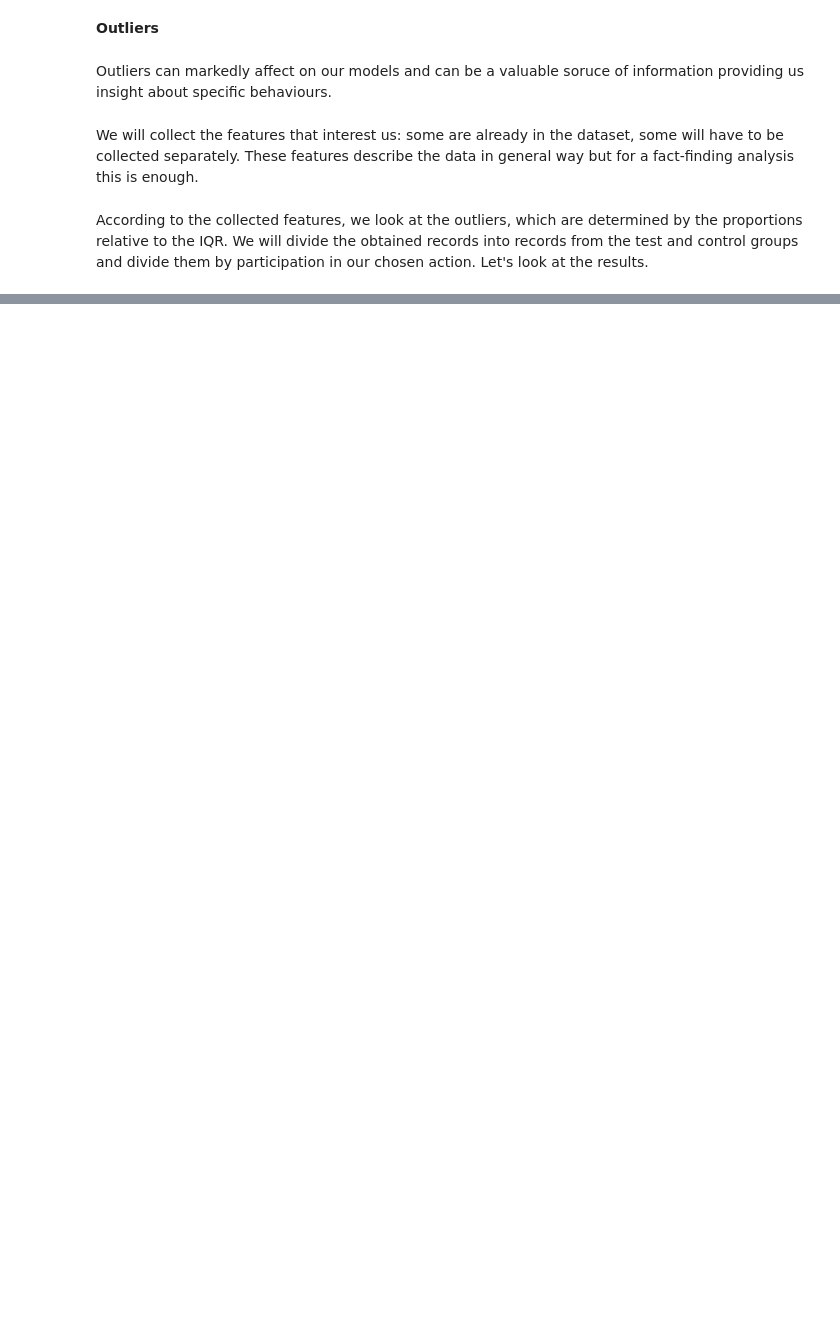
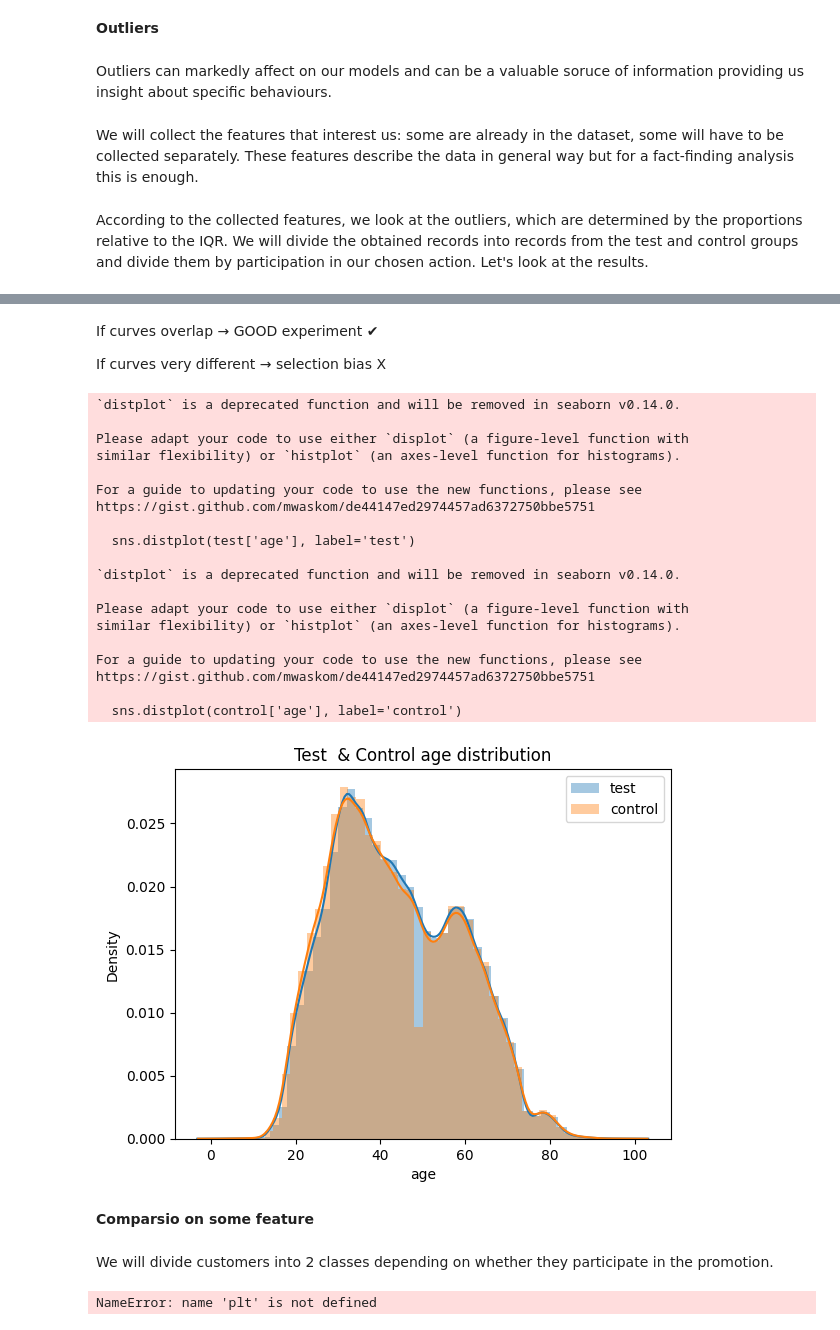
Before and after one commit to Bhupendra-glitch/Experimentation-Uplift-Modeling, a Jupyter notebook: Experimentation_Uplift_Modeling.ipynb, the cells around one changed output, grey strips where cells are left out. Drawn from its saved outputs; the diff is of its cells as text; code cells hidden in the pictures; blank space fills up the shorter version.

```diff
--- a/Experimentation_Uplift_Modeling.ipynb
+++ b/Experimentation_Uplift_Modeling.ipynb
@@ -217,0 +313,39 @@ sns.heatmap(pdf_outliers[[key for key in collect_features.keys()]].corr(), annot
+# %% [markdown]
+If curves overlap → GOOD experiment ✔
+
+If curves very different → selection bias X
+# %%
+test  = pdf[pdf['group'] == 0]
+control = pdf[pdf['group'] == 1]
+
+sns.distplot(test['age'], label='test')
+sns.distplot(control['age'], label='control')
+plt.title('Test  & Control age distribution')
+
+plt.legend()
+plt.show()
+# %% [output]
+`distplot` is a deprecated function and will be removed in seaborn v0.14.0.
+
+Please adapt your code to use either `displot` (a figure-level function with
+similar flexibility) or `histplot` (an axes-level function for histograms).
+
+For a guide to updating your code to use the new functions, please see
+https://gist.github.com/mwaskom/de44147ed2974457ad6372750bbe5751
+
+  sns.distplot(test['age'], label='test')
+
+`distplot` is a deprecated function and will be removed in seaborn v0.14.0.
+
+Please adapt your code to use either `displot` (a figure-level function with
+similar flexibility) or `histplot` (an axes-level function for histograms).
+
+For a guide to updating your code to use the new functions, please see
+https://gist.github.com/mwaskom/de44147ed2974457ad6372750bbe5751
+
+  sns.distplot(control['age'], label='control')
+[figure, added]
+# %% [markdown]
+**Comparsio on some feature**
+# %% [markdown]
+We will divide customers into 2 classes depending on whether they participate in the promotion.
@@ -217,0 +368,14 @@ sns.heatmap(pdf_outliers[[key for key in collect_features.keys()]].corr(), annot
+# %%
+sales_sum = ['sale_sum_3m_g{}'.format(i) for i in [24, 26, 32, 33]]
+
+f, axs = plt.subplots(2, 2, figsize=(10, 10))
+
+sns.scatterplot(x=active_test[sales_sum].sum(axis=1), y=active_test['response_sms'], ax=axs[0, 0])
+sns.distplot(active_test['response_sms'], ax=axs[0, 1])
+axs[0, 1].set_ylabel('Test group')
+
+sns.scatterplot(x=active_control[sales_sum].sum(axis=1), y=active_control['response_sms'], ax=axs[1, 0])
+sns.distplot(active_control['response_sms'], ax=axs[1, 1])
+axs[1, 1].set_ylabel('Control group')
+# %% [output]
+NameError: name 'plt' is not defined
```
Also changed, not shown: parts of 18 cells of this notebook.
